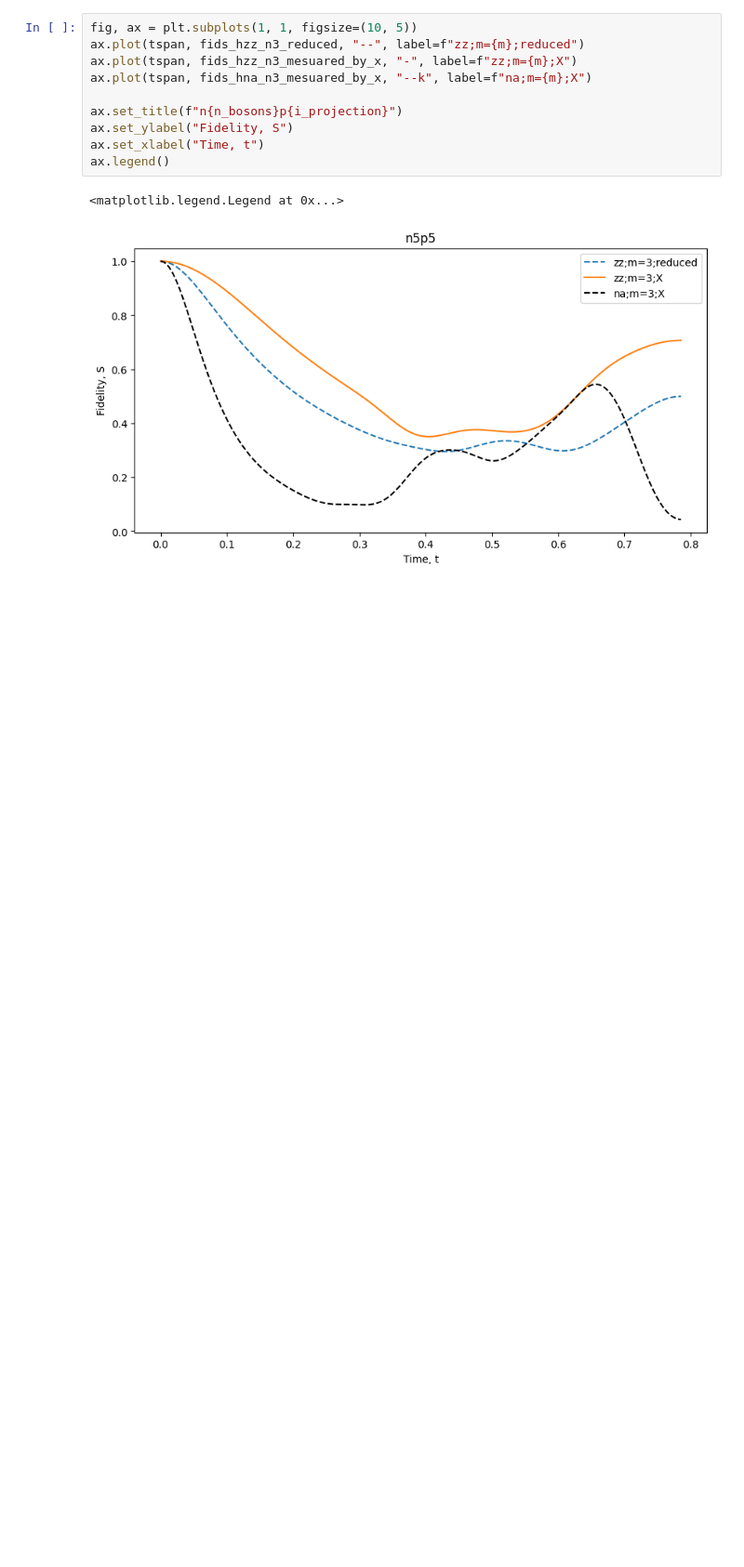
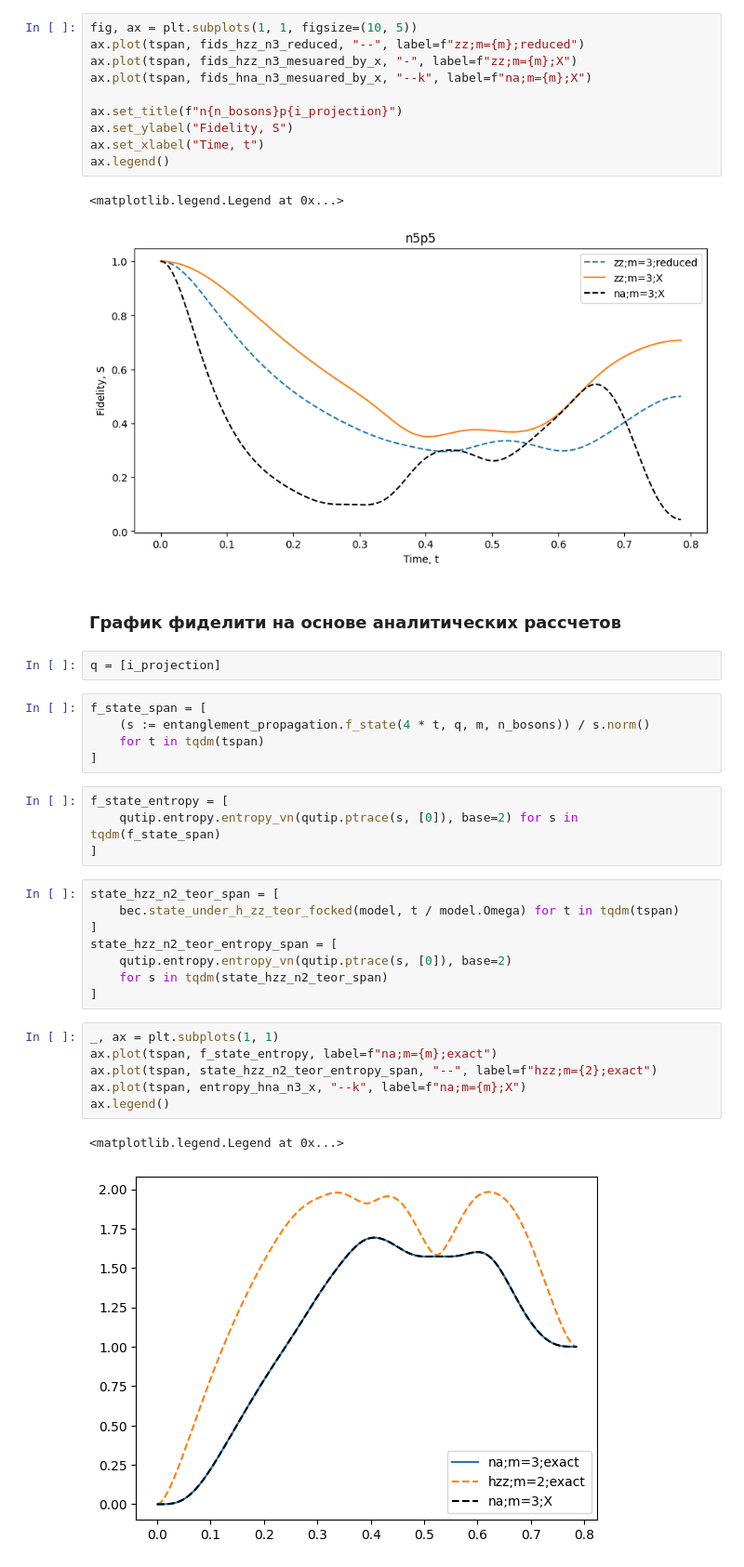
Before and after one commit to kephircheek/research-emqwuqoc, a Jupyter notebook: notebooks/Tim's way.ipynb, the cells around one changed output. Shown at 93% size. Saved outputs shown, nothing was run; the diff lists cells and outputs as text; blank space fills up the shorter version.

```diff
--- a/notebooks/Tim's way.ipynb
+++ b/notebooks/Tim's way.ipynb
@@ -153,3 +178,33 @@ ax.legend()
 # %% [output]
 <matplotlib.legend.Legend at 0x...>
 [figure]
+# %% [markdown]
+### График фиделити на основе аналитических рассчетов
+# %%
+q = [i_projection]
+# %%
+f_state_span = [
+    (s := entanglement_propagation.f_state(4 * t, q, m, n_bosons)) / s.norm()
+    for t in tqdm(tspan)
+]
+# %%
+f_state_entropy = [
+    qutip.entropy.entropy_vn(qutip.ptrace(s, [0]), base=2) for s in tqdm(f_state_span)
+]
+# %%
+state_hzz_n2_teor_span = [
+    bec.state_under_h_zz_teor_focked(model, t / model.Omega) for t in tqdm(tspan)
+]
+state_hzz_n2_teor_entropy_span = [
+    qutip.entropy.entropy_vn(qutip.ptrace(s, [0]), base=2)
+    for s in tqdm(state_hzz_n2_teor_span)
+]
+# %%
+_, ax = plt.subplots(1, 1)
+ax.plot(tspan, f_state_entropy, label=f"na;m={m};exact")
+ax.plot(tspan, state_hzz_n2_teor_entropy_span, "--", label=f"hzz;m={2};exact")
+ax.plot(tspan, entropy_hna_n3_x, "--k", label=f"na;m={m};X")
+ax.legend()
+# %% [output]
+<matplotlib.legend.Legend at 0x...>
+[figure, added]
```
Also changed, not shown: parts of 34 cells of this notebook.
